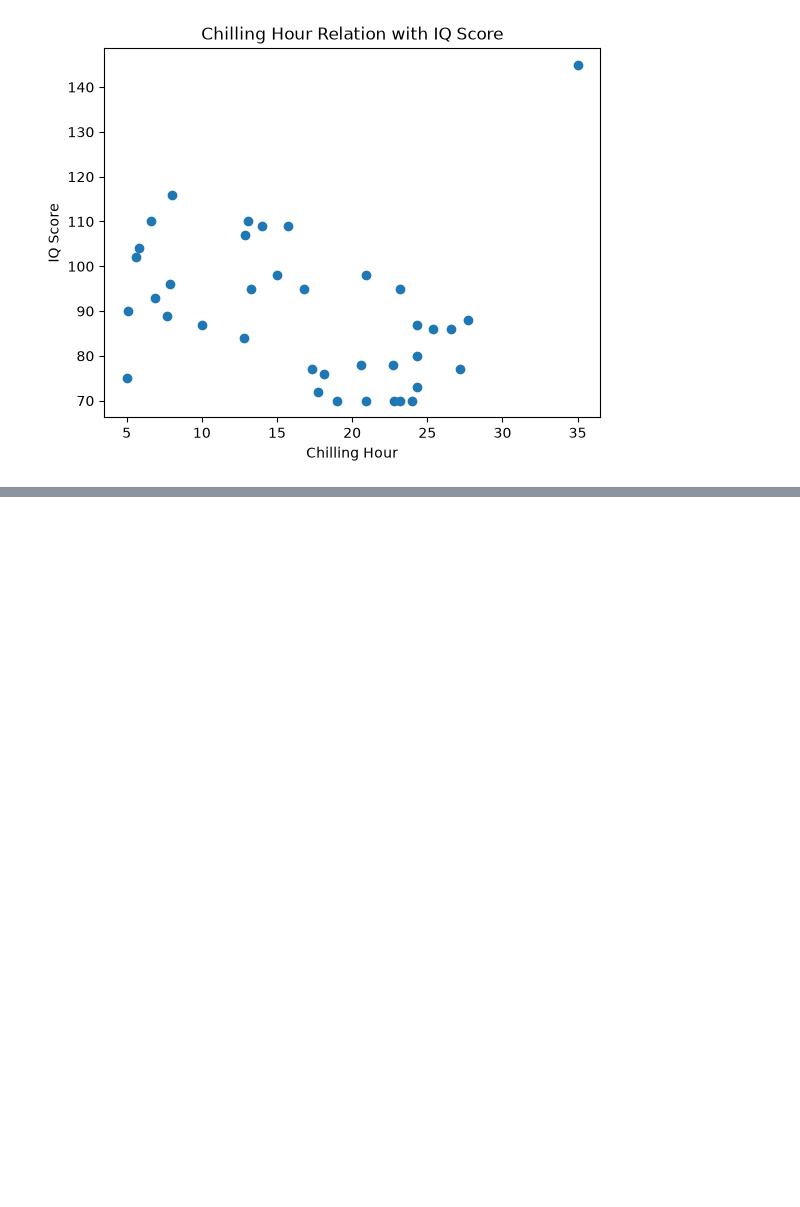
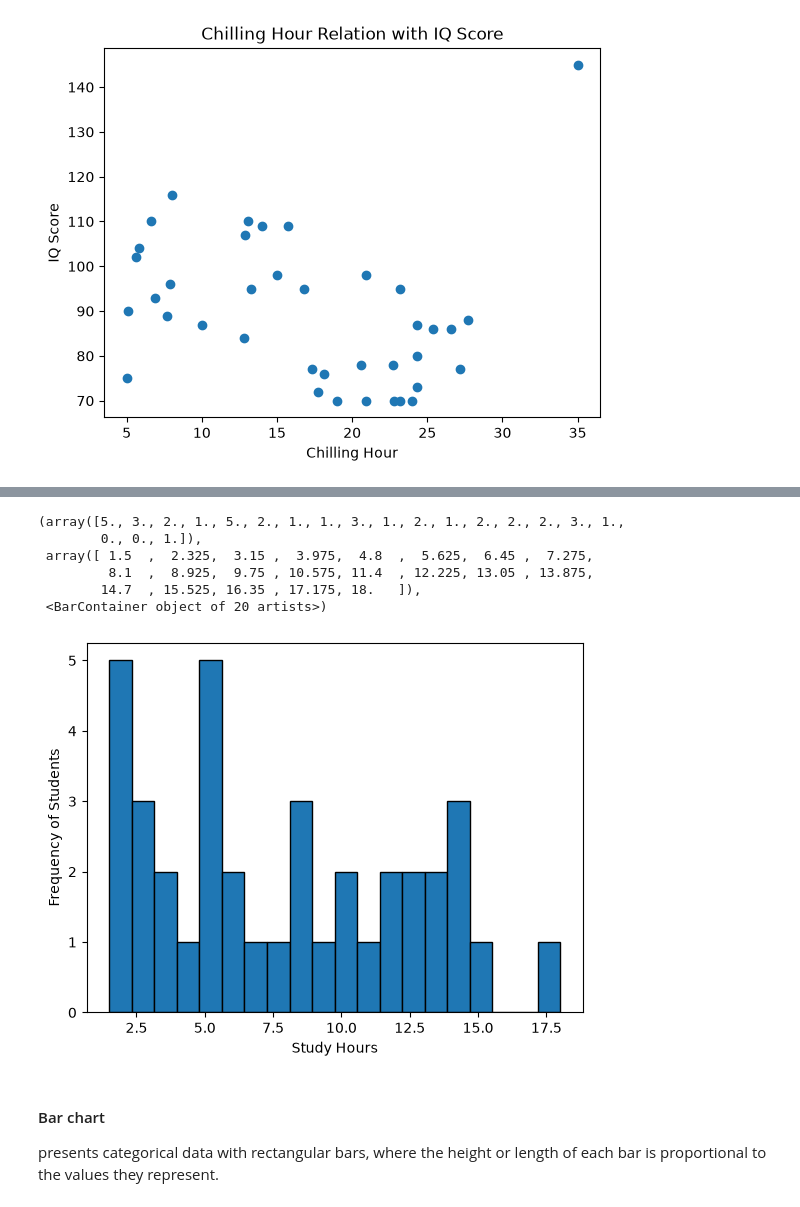
Before and after one commit to thisisyourfahi/phitron-ai-prog-with-python, a Jupyter notebook: module-15/matplotlib-basics.ipynb, the cells around one changed output, grey strips where cells are left out. Drawn from its saved outputs; the diff is of its cells as text; code cells hidden in the pictures; blank space fills up the shorter version.

```diff
--- a/module-15/matplotlib-basics.ipynb
+++ b/module-15/matplotlib-basics.ipynb
@@ -181,0 +198,20 @@ plt.scatter(students['Chilling_Hours'], students['IQ_Score'])
+# %%
+# frequency of study hours
+
+plt.xlabel('Study Hours')
+plt.ylabel('Frequency of Students')
+plt.hist(students['Study_Hour'], bins=20,edgecolor='black')
+
+# bins -> change the bin count
+# %% [output]
+(array([5., 3., 2., 1., 5., 2., 1., 1., 3., 1., 2., 1., 2., 2., 2., 3., 1.,
+        0., 0., 1.]),
+ array([ 1.5  ,  2.325,  3.15 ,  3.975,  4.8  ,  5.625,  6.45 ,  7.275,
+         8.1  ,  8.925,  9.75 , 10.575, 11.4  , 12.225, 13.05 , 13.875,
+        14.7  , 15.525, 16.35 , 17.175, 18.   ]),
+ <BarContainer object of 20 artists>)
+[figure, added]
+# %% [markdown]
+#### Bar chart
+
+presents categorical data with rectangular bars, where the height or length of each bar is proportional to the values they represent.
```
Also changed, not shown: parts of 13 cells of this notebook, 1 other file.
